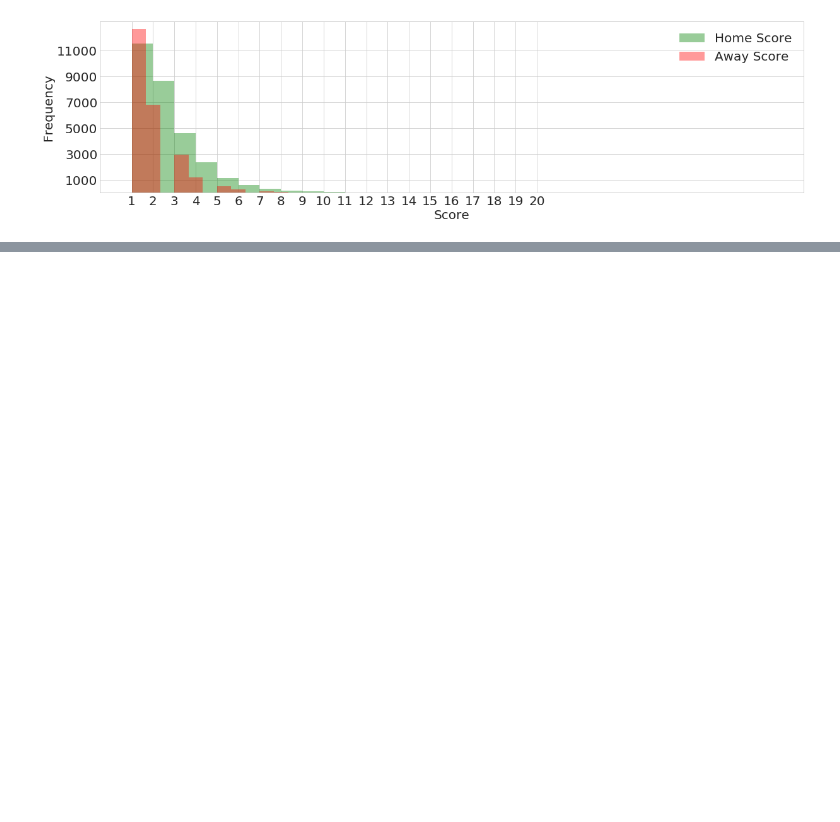
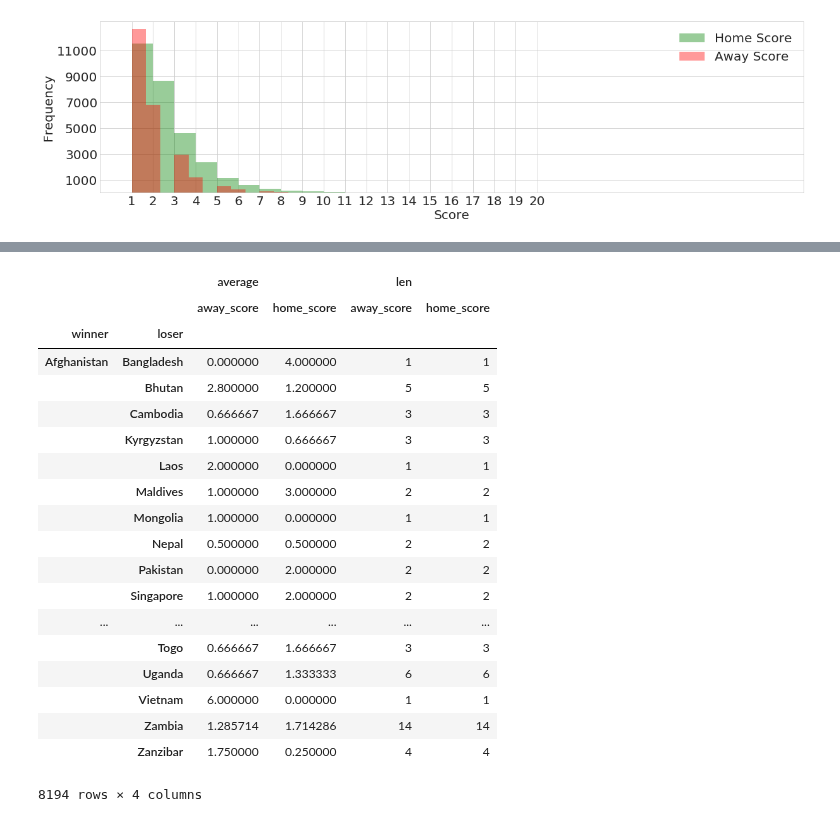
Before and after one commit to sominw/Kaggle, a Jupyter notebook: FootballHistory/Past&Present of Football.ipynb, the cells around one changed output, grey strips where cells are left out. Cells and saved outputs as stored; diff of their text form; code cells hidden in the pictures; blank space fills up the shorter version.

Commit message:
PivotTables

```diff
--- a/FootballHistory/Past&Present of Football.ipynb
+++ b/FootballHistory/Past&Present of Football.ipynb
@@ -17,6 +17,16 @@ matplotlib.rc('figure', titlesize=20)
 %matplotlib inline
 sns.set_style("whitegrid")
 np.random.seed(42)
+# %%
+def winner(row):
+    if row['home_score'] > row['away_score']: return row['home_team']
+    elif row['home_score'] < row['away_score']: return row['away_team']
+    else: return 'DRAW'
+
+def lose(row):
+    if row['home_score'] > row['away_score']: return row['away_team']
+    elif row['home_score'] < row['away_score']: return row['home_team']
+    else: return 'DRAW'
 # %%
 data = pd.read_csv("results.csv", parse_dates=['date'])
 data.sample(5)
@@ -54,0 +87,5 @@ plt.show()
+# %%
+win_lose = data
+win_lose['winner'] = data.apply(lambda row: winner(row), axis=1)
+win_lose['loser'] = win_lose.apply(lambda row: lose(row), axis=1)
+win_lose.sample(5)
@@ -54,0 +119,23 @@ plt.show()
+# %%
+win_lose.pivot_table(index=['winner','loser'], aggfunc=[np.average, len], values=['home_score','away_score'])
+# %% [output]
+|  |  | average |  | len |  |
+|  |  | away_score | home_score | away_score | home_score |
+| winner | loser |  |  |  |  |
+| Afghanistan | Bangladesh | 0.000000 | 4.000000 | 1 | 1 |
+|  | Bhutan | 2.800000 | 1.200000 | 5 | 5 |
+|  | Cambodia | 0.666667 | 1.666667 | 3 | 3 |
+|  | Kyrgyzstan | 1.000000 | 0.666667 | 3 | 3 |
+|  | Laos | 2.000000 | 0.000000 | 1 | 1 |
+|  | Maldives | 1.000000 | 3.000000 | 2 | 2 |
+|  | Mongolia | 1.000000 | 0.000000 | 1 | 1 |
+|  | Nepal | 0.500000 | 0.500000 | 2 | 2 |
+|  | Pakistan | 0.000000 | 2.000000 | 2 | 2 |
+|  | Singapore | 1.000000 | 2.000000 | 2 | 2 |
+| ... | ... | ... | ... | ... | ... |
+|  | Togo | 0.666667 | 1.666667 | 3 | 3 |
+|  | Uganda | 0.666667 | 1.333333 | 6 | 6 |
+|  | Vietnam | 6.000000 | 0.000000 | 1 | 1 |
+|  | Zambia | 1.285714 | 1.714286 | 14 | 14 |
+|  | Zanzibar | 1.750000 | 0.250000 | 4 | 4 |
+8194 rows × 4 columns
```
Also changed, not shown: parts of 5 cells of this notebook.
